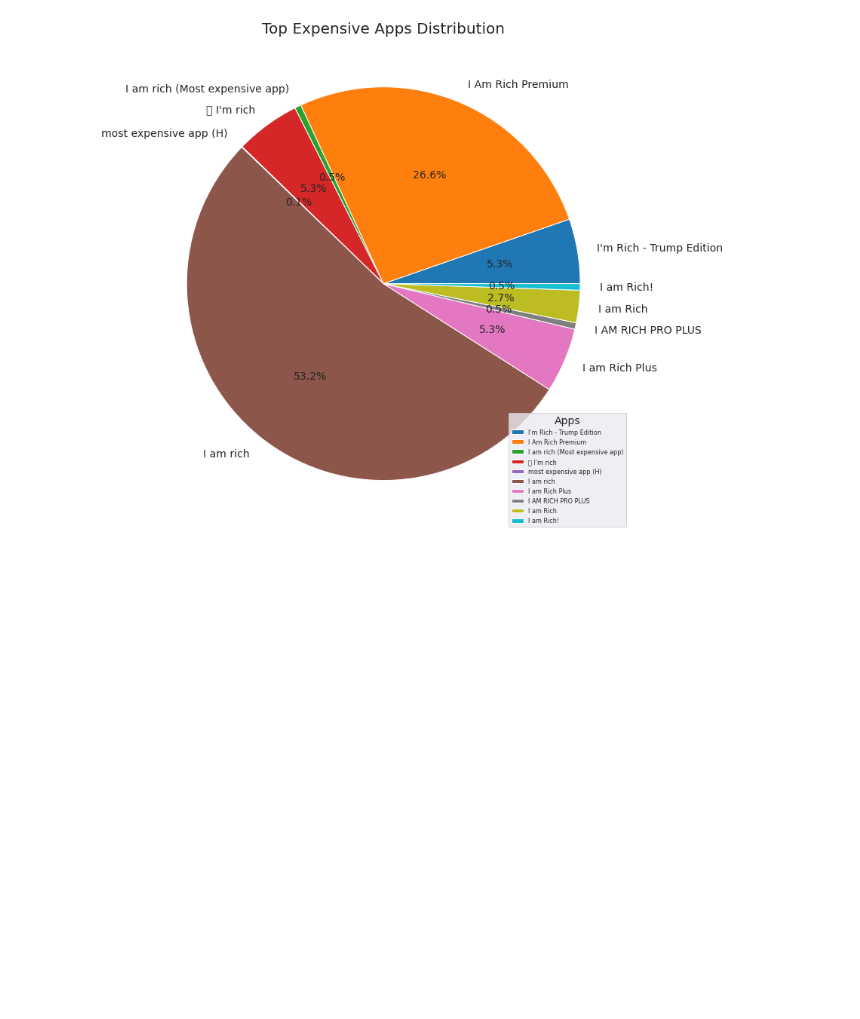
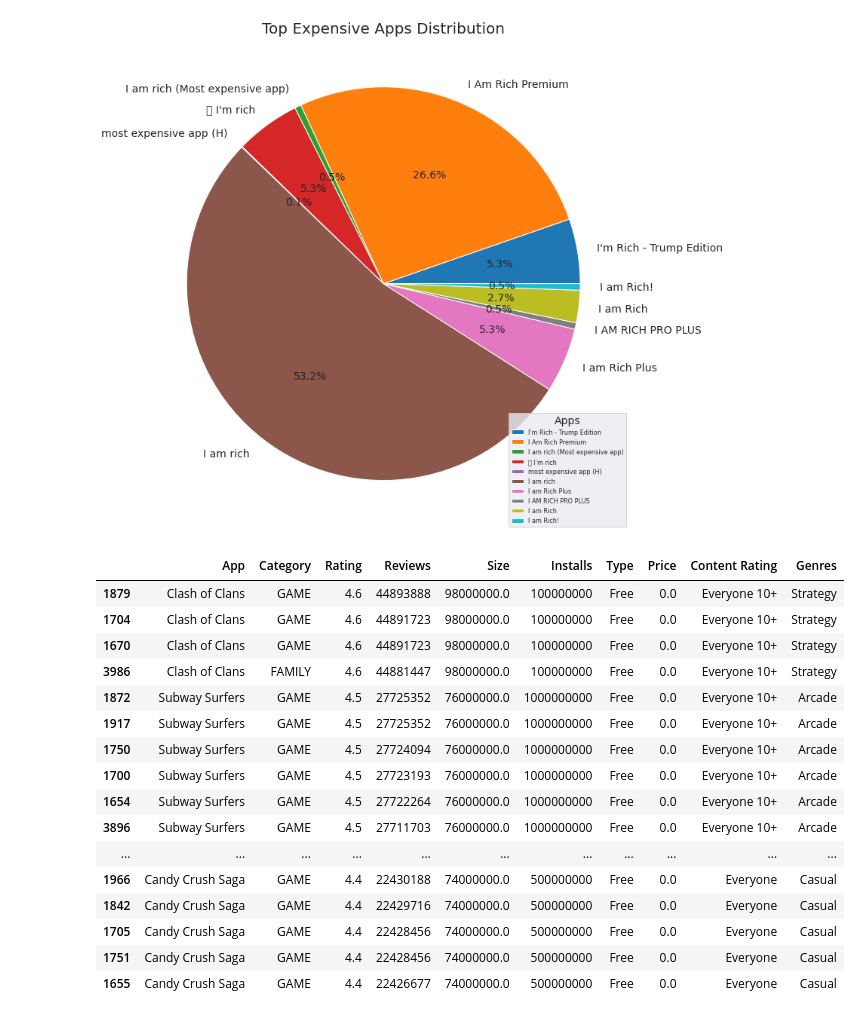
Before and after one commit to nileshrathod17/Exploratory-Data-Analysis, a Jupyter notebook: Copy_of_Play_Store_App_Review_Analysis_Capstone_Project.ipynb, the cells around one changed output. Saved outputs shown, nothing was run; the diff lists cells and outputs as text; code cells hidden in the pictures; blank space fills up the shorter version.

```diff
--- a/Copy_of_Play_Store_App_Review_Analysis_Capstone_Project.ipynb
+++ b/Copy_of_Play_Store_App_Review_Analysis_Capstone_Project.ipynb
@@ -381,3 +381,26 @@ plt.legend(top10PaidApps_df.App,
           );
 # %% [output]
 [figure]
+# %%
+# Which are the Apps with the highest number of reviews?
+Apps_with_Highest_rev = googlestore_df.sort_values(by='Reviews', ascending=False).head(20)
+# %%
+Apps_with_Highest_rev
+# %% [output]
+|  | App | Category | Rating | Reviews | Size | Installs | Type | Price | Content Rating | Genres |
+| 1879 | Clash of Clans | GAME | 4.6 | 44893888 | 98000000.0 | 100000000 | Free | 0.0 | Everyone 10+ | Strategy |
+| 1704 | Clash of Clans | GAME | 4.6 | 44891723 | 98000000.0 | 100000000 | Free | 0.0 | Everyone 10+ | Strategy |
+| 1670 | Clash of Clans | GAME | 4.6 | 44891723 | 98000000.0 | 100000000 | Free | 0.0 | Everyone 10+ | Strategy |
+| 3986 | Clash of Clans | FAMILY | 4.6 | 44881447 | 98000000.0 | 100000000 | Free | 0.0 | Everyone 10+ | Strategy |
+| 1872 | Subway Surfers | GAME | 4.5 | 27725352 | 76000000.0 | 1000000000 | Free | 0.0 | Everyone 10+ | Arcade |
+| 1917 | Subway Surfers | GAME | 4.5 | 27725352 | 76000000.0 | 1000000000 | Free | 0.0 | Everyone 10+ | Arcade |
+| 1750 | Subway Surfers | GAME | 4.5 | 27724094 | 76000000.0 | 1000000000 | Free | 0.0 | Everyone 10+ | Arcade |
+| 1700 | Subway Surfers | GAME | 4.5 | 27723193 | 76000000.0 | 1000000000 | Free | 0.0 | Everyone 10+ | Arcade |
+| 1654 | Subway Surfers | GAME | 4.5 | 27722264 | 76000000.0 | 1000000000 | Free | 0.0 | Everyone 10+ | Arcade |
+| 3896 | Subway Surfers | GAME | 4.5 | 27711703 | 76000000.0 | 1000000000 | Free | 0.0 | Everyone 10+ | Arcade |
+| ... | ... | ... | ... | ... | ... | ... | ... | ... | ... | ... |
+| 1966 | Candy Crush Saga | GAME | 4.4 | 22430188 | 74000000.0 | 500000000 | Free | 0.0 | Everyone | Casual |
+| 1842 | Candy Crush Saga | GAME | 4.4 | 22429716 | 74000000.0 | 500000000 | Free | 0.0 | Everyone | Casual |
+| 1705 | Candy Crush Saga | GAME | 4.4 | 22428456 | 74000000.0 | 500000000 | Free | 0.0 | Everyone | Casual |
+| 1751 | Candy Crush Saga | GAME | 4.4 | 22428456 | 74000000.0 | 500000000 | Free | 0.0 | Everyone | Casual |
+| 1655 | Candy Crush Saga | GAME | 4.4 | 22426677 | 74000000.0 | 500000000 | Free | 0.0 | Everyone | Casual |
```
Also changed, not shown: parts of 9 cells of this notebook.
